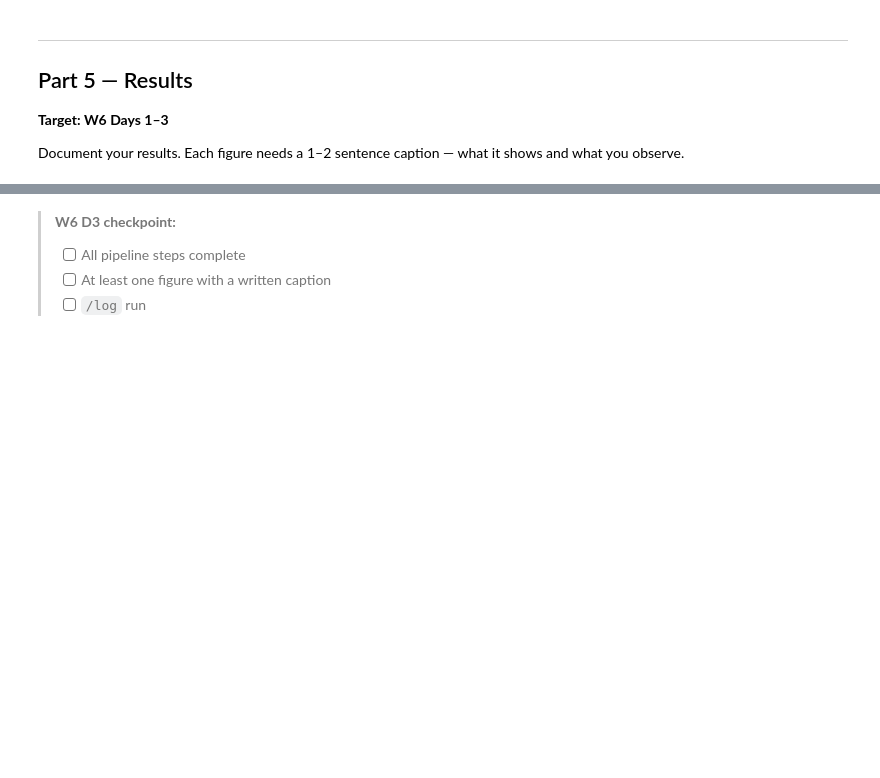
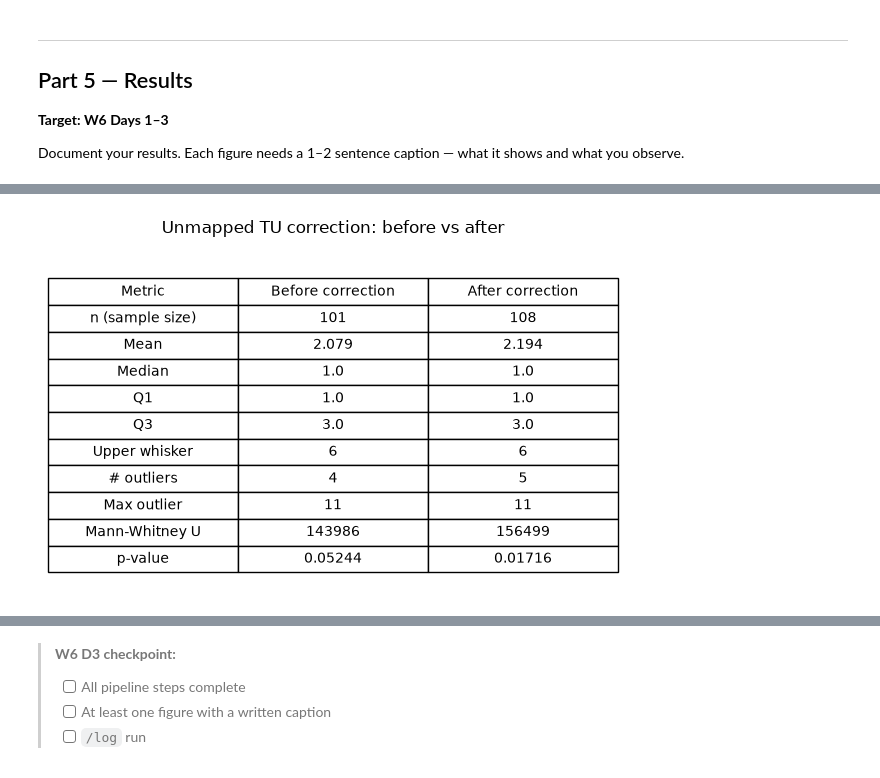
Before and after one commit to minjiyou/intern-claude-training, a Jupyter notebook: notebooks/05_miniproject_template.ipynb, the cells around one changed output, grey strips where cells are left out. Drawn from its saved outputs; the diff is of its cells as text; code cells hidden in the pictures; blank space fills up the shorter version.

```diff
--- a/notebooks/05_miniproject_template.ipynb
+++ b/notebooks/05_miniproject_template.ipynb
@@ -439,4 +451,22 @@ plt.show()
 
 Document your results. Each figure needs a 1–2 sentence caption — what it shows and what you observe.
 # %%
-# Figure 1
+# Figure 1: 재매칭까지 시도해서 최종적으로 구한 오페론 속 유전자 크기에 대한 분포를 배경군 분포(전체 대장균의 오페론 속 유전자 크기 분포)와 비교 통계를 내어 시각화한 것.
+fur_sizes_corrected = fur_sizes + list(resolved_sizes.values())
+
+stat_corrected, pvalue_corrected = mannwhitneyu(fur_sizes_corrected, bg_sizes, alternative="two-sided")
+print(f"[Step 3.5] 보정 전: n={len(fur_sizes)}, U={stat}, p={pvalue:.4g}, 평균={pd.Series(fur_sizes).mean():.3f}")
+print(f"[Step 3.5] 보정 후: n={len(fur_sizes_corrected)}, U={stat_corrected}, p={pvalue_corrected:.4g}, 평균={pd.Series(fur_sizes_corrected).mean():.3f}")
+
+fig, axes = plt.subplots(1, 2, figsize=(10, 4))
+axes[0].hist(bg_sizes, bins=range(1, 18), alpha=0.5, density=True, label="Background (all operons)")
+axes[0].hist(fur_sizes_corrected, bins=range(1, 18), alpha=0.5, density=True, label="FUR regulon (corrected)")
+axes[0].set_xlabel("operon_size")
+axes[0].set_ylabel("density")
+axes[0].legend()
+
+axes[1].boxplot([bg_sizes, fur_sizes_corrected], tick_labels=["Background", "FUR regulon (corrected)"])
+axes[1].set_ylabel("operon_size")
+
+plt.tight_layout()
+plt.show()
@@ -447,5 +487,39 @@ Document your results. Each figure needs a 1–2 sentence caption — what it sh
 # %%
-# Figure 2 (add as needed)
+# Figure 2: Comparison table before/after unmapped TU correction
+from matplotlib.cbook import boxplot_stats
+
+stats_before = boxplot_stats(fur_sizes)[0]
+stats_after = boxplot_stats(fur_sizes_corrected)[0]
+
+rows = [
+    ["n (sample size)", len(fur_sizes), len(fur_sizes_corrected)],
+    ["Mean", f"{pd.Series(fur_sizes).mean():.3f}", f"{pd.Series(fur_sizes_corrected).mean():.3f}"],
+    ["Median", stats_before["med"], stats_after["med"]],
+    ["Q1", stats_before["q1"], stats_after["q1"]],
+    ["Q3", stats_before["q3"], stats_after["q3"]],
+    ["Upper whisker", stats_before["whishi"], stats_after["whishi"]],
+    ["# outliers", len(stats_before["fliers"]), len(stats_after["fliers"])],
+    ["Max outlier", max(stats_before["fliers"]), max(stats_after["fliers"])],
+    ["Mann-Whitney U", f"{stat:.0f}", f"{stat_corrected:.0f}"],
+    ["p-value", f"{pvalue:.4g}", f"{pvalue_corrected:.4g}"],
+]
+
+fig, ax = plt.subplots(figsize=(6, 4))
+ax.axis("off")
+table = ax.table(
+    cellText=[[r[0], r[1], r[2]] for r in rows],
+    colLabels=["Metric", "Before correction", "After correction"],
+    cellLoc="center",
+    loc="center",
+)
+table.auto_set_font_size(False)
+table.set_fontsize(10)
+table.scale(1, 1.5)
+plt.title("Unmapped TU correction: before vs after", pad=20)
+plt.tight_layout()
+plt.show()
+# %% [output]
+[figure, added]
 # %% [markdown]
 > **Answer**
 >
```
Also changed, not shown: parts of 6 cells of this notebook, 3 other files.
